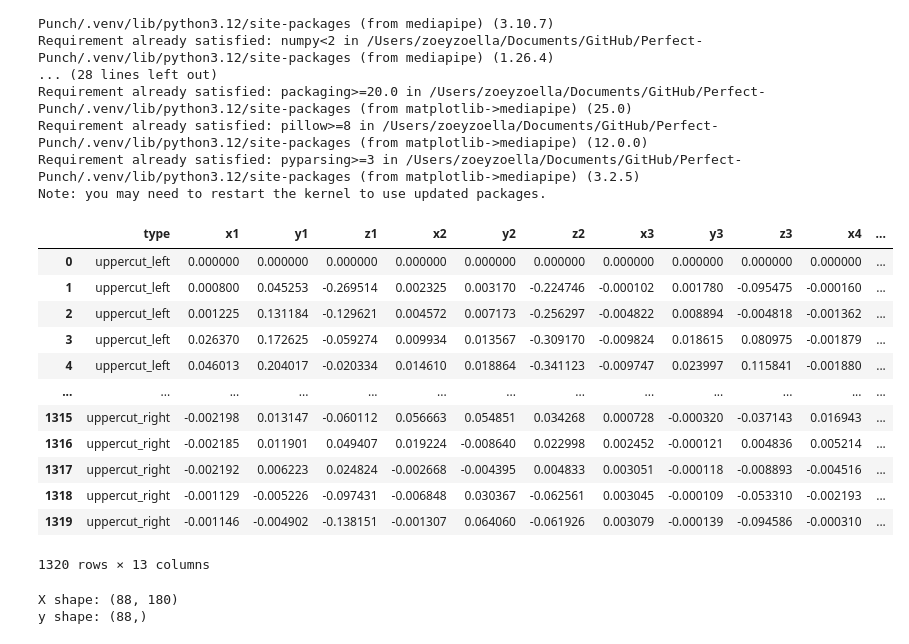
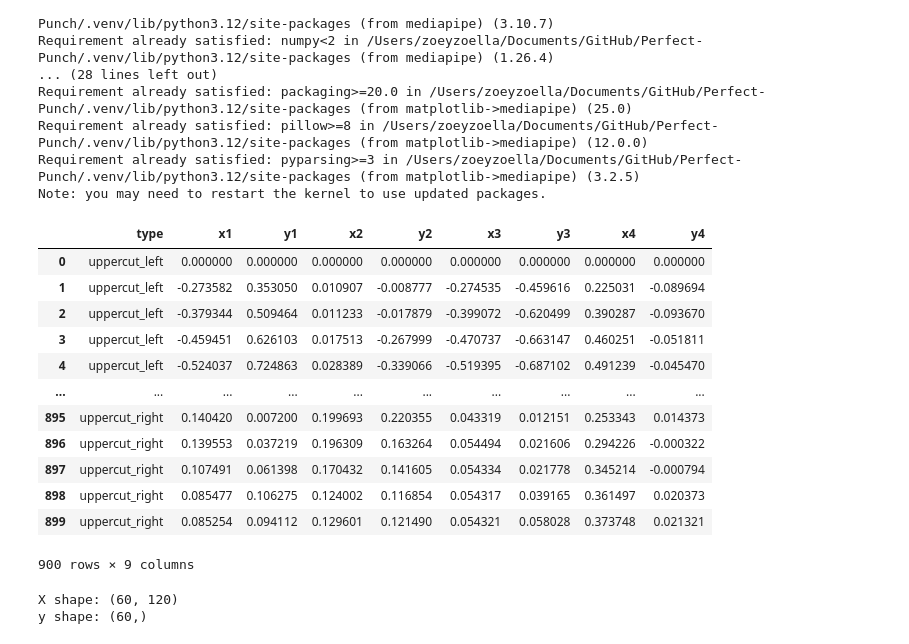
Before and after one commit to nimaip/Perfect-Punch, a Jupyter notebook: models/linear-classifier.ipynb, the cells around one changed output. Cells and saved outputs as stored; diff of their text form; code cells hidden in the pictures.

```diff
--- a/models/linear-classifier.ipynb
+++ b/models/linear-classifier.ipynb
@@ -52,47 +49,50 @@ class Model(nn.Module):
         return x
 # %%
 path = '../data.csv'
-df = pd.read_csv(path, header=None, names=['type', 'name', 'x1', 'y1', 'z1', 'x2', 'y2', 'z2', 'x3', 'y3', 'z3', 'x4', 'y4', 'z4'])
+df = pd.read_csv(path, header=None, names=['type', 'name', 'x1', 'y1', 'x2', 'y2', 'x3', 'y3', 'x4', 'y4'])
 df = df.drop('name', axis=1)
 df
 
 n = 15  # rows per sequence
 num_groups = df.shape[0] // n
 
 def make_relative_per_landmark(group):
     for i in range(1, 5):
-        x_col, y_col, z_col = f'x{i}', f'y{i}', f'z{i}'
-        x0, y0, z0 = group.iloc[0][[x_col, y_col, z_col]]
+        x_col, y_col = f'x{i}', f'y{i}'
+        x0, y0 = group.iloc[0][[x_col, y_col]]
         group[x_col] = group[x_col] - x0
         group[y_col] = group[y_col] - y0
-        group[z_col] = group[z_col] - z0
-    coords_array = group[[f'x{i}' for i in range(1, 5)] + [f'y{i}' for i in range(1, 5)] + [f'z{i}' for i in range(1, 5)]].to_numpy()
-    coords_reshaped = coords_array.reshape(len(group), 4, 3)
+    coords_array = group[[f'x{i}' for i in range(1, 5)] + [f'y{i}' for i in range(1, 5)]].to_numpy()
+    coords_reshaped = coords_array.reshape(len(group), 4, 2)
 
-    group[[f'x{i}' for i in range(1, 5)] + [f'y{i}' for i in range(1, 5)] + [f'z{i}' for i in range(1, 5)]] = coords_reshaped.reshape(len(group), 12)
+    distances = np.linalg.norm(coords_reshaped, axis=2)
+    max_distance = distances.max()
+    coords_normalized = coords_reshaped / max_distance if max_distance > 0 else coords_reshaped
+
+    group[[f'x{i}' for i in range(1, 5)] + [f'y{i}' for i in range(1, 5)]] = coords_normalized.reshape(len(group), 8)
 
     return group
 
 groups = [make_relative_per_landmark(df.iloc[i*n:(i+1)*n].copy()) for i in range(num_groups)]
 df_rel = pd.concat(groups, ignore_index=True)
 
 df = df_rel
 
 df
 # %% [output]
-|  | type | x1 | y1 | z1 | x2 | y2 | z2 | x3 | y3 | z3 | x4 | ... |
-| 0 | uppercut_left | 0.000000 | 0.000000 | 0.000000 | 0.000000 | 0.000000 | 0.000000 | 0.000000 | 0.000000 | 0.000000 | 0.000000 | ... |
-| 1 | uppercut_left | 0.000800 | 0.045253 | -0.269514 | 0.002325 | 0.003170 | -0.224746 | -0.000102 | 0.001780 | -0.095475 | -0.000160 | ... |
-| 2 | uppercut_left | 0.001225 | 0.131184 | -0.129621 | 0.004572 | 0.007173 | -0.256297 | -0.004822 | 0.008894 | -0.004818 | -0.001362 | ... |
-| 3 | uppercut_left | 0.026370 | 0.172625 | -0.059274 | 0.009934 | 0.013567 | -0.309170 | -0.009824 | 0.018615 | 0.080975 | -0.001879 | ... |
-| 4 | uppercut_left | 0.046013 | 0.204017 | -0.020334 | 0.014610 | 0.018864 | -0.341123 | -0.009747 | 0.023997 | 0.115841 | -0.001880 | ... |
-| ... | ... | ... | ... | ... | ... | ... | ... | ... | ... | ... | ... | ... |
-| 1315 | uppercut_right | -0.002198 | 0.013147 | -0.060112 | 0.056663 | 0.054851 | 0.034268 | 0.000728 | -0.000320 | -0.037143 | 0.016943 | ... |
-| 1316 | uppercut_right | -0.002185 | 0.011901 | 0.049407 | 0.019224 | -0.008640 | 0.022998 | 0.002452 | -0.000121 | 0.004836 | 0.005214 | ... |
-| 1317 | uppercut_right | -0.002192 | 0.006223 | 0.024824 | -0.002668 | -0.004395 | 0.004833 | 0.003051 | -0.000118 | -0.008893 | -0.004516 | ... |
-| 1318 | uppercut_right | -0.001129 | -0.005226 | -0.097431 | -0.006848 | 0.030367 | -0.062561 | 0.003045 | -0.000109 | -0.053310 | -0.002193 | ... |
-| 1319 | uppercut_right | -0.001146 | -0.004902 | -0.138151 | -0.001307 | 0.064060 | -0.061926 | 0.003079 | -0.000139 | -0.094586 | -0.000310 | ... |
+|  | type | x1 | y1 | x2 | y2 | x3 | y3 | x4 | y4 |
+| 0 | uppercut_left | 0.000000 | 0.000000 | 0.000000 | 0.000000 | 0.000000 | 0.000000 | 0.000000 | 0.000000 |
+| 1 | uppercut_left | -0.273582 | 0.353050 | 0.010907 | -0.008777 | -0.274535 | -0.459616 | 0.225031 | -0.089694 |
+| 2 | uppercut_left | -0.379344 | 0.509464 | 0.011233 | -0.017879 | -0.399072 | -0.620499 | 0.390287 | -0.093670 |
+| 3 | uppercut_left | -0.459451 | 0.626103 | 0.017513 | -0.267999 | -0.470737 | -0.663147 | 0.460251 | -0.051811 |
+| 4 | uppercut_left | -0.524037 | 0.724863 | 0.028389 | -0.339066 | -0.519395 | -0.687102 | 0.491239 | -0.045470 |
+| ... | ... | ... | ... | ... | ... | ... | ... | ... | ... |
+| 895 | uppercut_right | 0.140420 | 0.007200 | 0.199693 | 0.220355 | 0.043319 | 0.012151 | 0.253343 | 0.014373 |
+| 896 | uppercut_right | 0.139553 | 0.037219 | 0.196309 | 0.163264 | 0.054494 | 0.021606 | 0.294226 | -0.000322 |
+| 897 | uppercut_right | 0.107491 | 0.061398 | 0.170432 | 0.141605 | 0.054334 | 0.021778 | 0.345214 | -0.000794 |
+| 898 | uppercut_right | 0.085477 | 0.106275 | 0.124002 | 0.116854 | 0.054317 | 0.039165 | 0.361497 | 0.020373 |
+| 899 | uppercut_right | 0.085254 | 0.094112 | 0.129601 | 0.121490 | 0.054321 | 0.058028 | 0.373748 | 0.021321 |
-1320 rows × 13 columns
+900 rows × 9 columns
 # %%
 df['type'] = df['type'].replace('hook_left', 'hook')
 df['type'] = df['type'].replace('hook_right', 'hook')
@@ -106,7 +106,7 @@ df['type'] = df['type'].map(type_mapping)
 X = np.array(df.drop('type', axis=1))
 y = np.array(df['type'])
 # %%
-features = ['x1','y1', 'z1','x2','y2', 'z2','x3','y3','z3','x4','y4','z4']
+features = ['x1','y1','x2','y2','x3','y3','x4','y4']
 
 n = 15
 num_groups = df.shape[0] // n
@@ -115,23 +115,23 @@ num_groups = df.shape[0] // n
 df_trim = df.iloc[:num_groups * n]
 
 # Convert to NumPy array (only features)
-arr = df_trim[features].values  # shape: (num_groups * n, 12)
+arr = df_trim[features].values  # shape: (num_groups * n, 8)
 
 # Reshape into sequences of 15 rows
-grouped = arr.reshape(num_groups, n, len(features))  # shape: (num_groups, 15, 12)
+grouped = arr.reshape(num_groups, n, len(features))  # shape: (num_groups, 15, 8)
 
 # Flatten each sequence into a single vector
-X = grouped.reshape(num_groups, -1)  # shape: (num_groups, 15*12=180)
+X = grouped.reshape(num_groups, -1)  # shape: (num_groups, 15*8=120)
 
 # Handle labels (assume df['type'] is the label)
 y_arr = df_trim['type'].values
 y = y_arr.reshape(num_groups, n)[:, 0]  # take first row's label for each sequence
 
-print("X shape:", X.shape)  # should be (num_groups, 180)
+print("X shape:", X.shape)  # should be (num_groups, 120)
 print("y shape:", y.shape)  # should be (num_groups,)
 # %% [output]
-X shape: (88, 180)
-y shape: (88,)
+X shape: (60, 120)
+y shape: (60,)
 # %%
 torch.manual_seed(42)
 model = Model()
```
Also changed, not shown: parts of 9 cells of this notebook, 3 other files.
